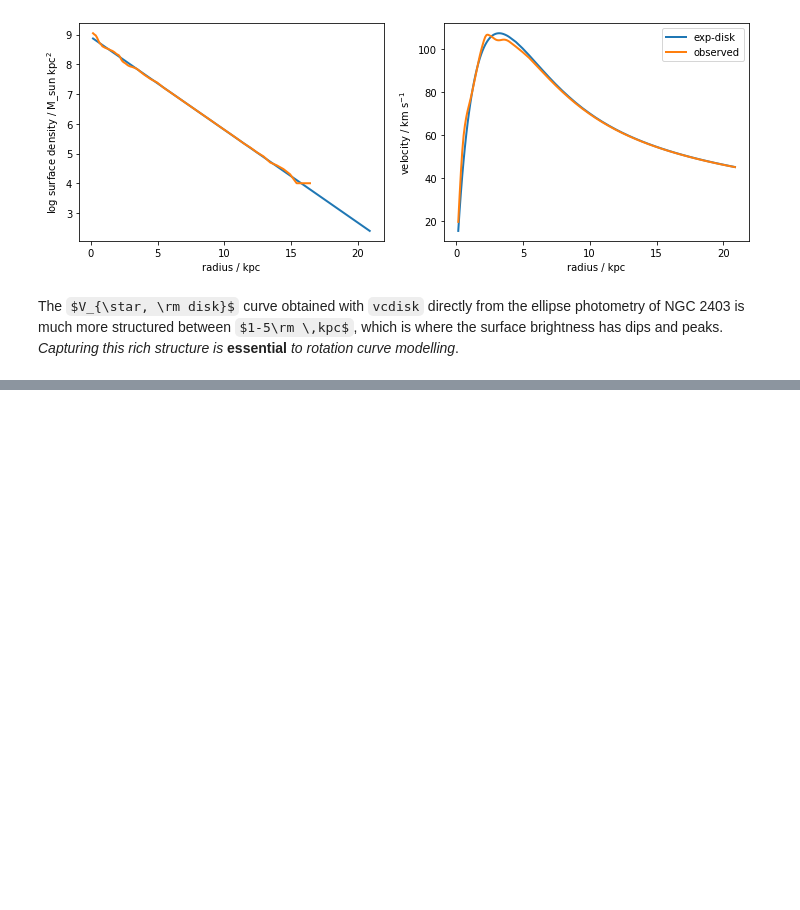
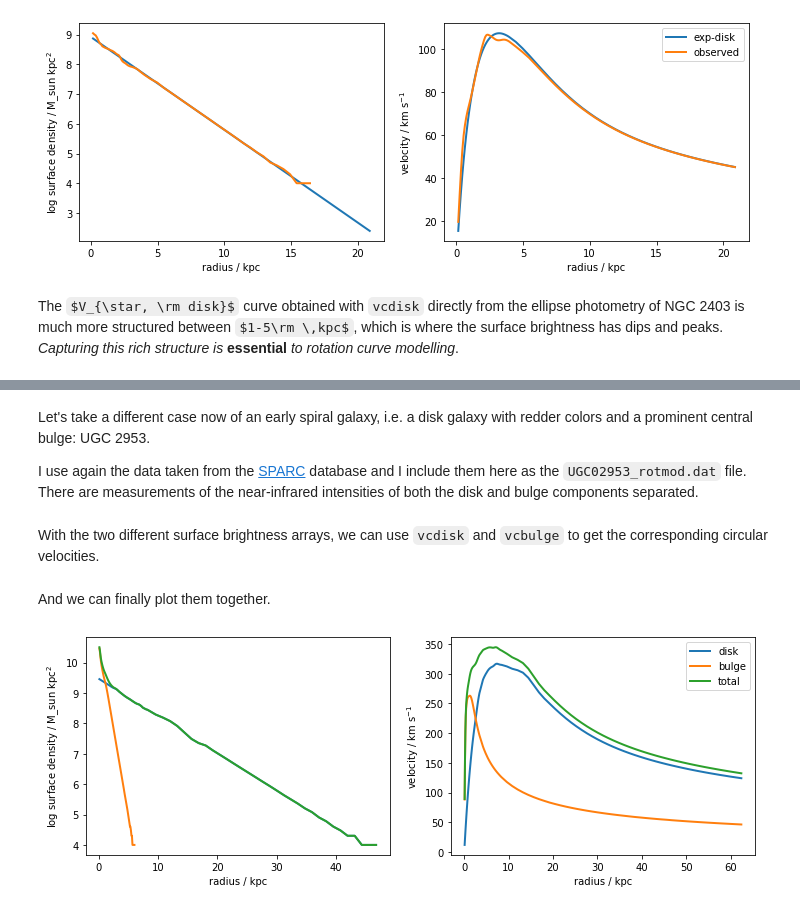
Before and after one commit to lposti/vcdisk, a Jupyter notebook: docs/source/notebooks/usage.ipynb, the cells around one changed output, grey strips where cells are left out. Saved outputs shown, nothing was run; the diff lists cells and outputs as text; code cells hidden in the pictures; some formulas as TeX source; blank space fills up the shorter version.

```diff
--- a/docs/source/notebooks/usage.ipynb
+++ b/docs/source/notebooks/usage.ipynb
@@ -223,0 +228,24 @@ The $V_{\star, \rm disk}$ curve obtained with `vcdisk` directly from the ellipse
+# %% [markdown]
+Let's take a different case now of an early spiral galaxy, i.e. a disk galaxy with redder colors and a prominent central bulge: UGC 2953.
+
+I use again the data taken from the [SPARC](http://astroweb.cwru.edu/SPARC/) database and I include them here as the `UGC02953_rotmod.dat` file. There are measurements of the near-infrared intensities of both the disk and bulge components separated.
+# %%
+rad, _, _, _, _, _, sbd_u2953, sbb_u2953 = np.genfromtxt('UGC02953_rotmod.dat', unpack=True)
+# convert SB to Msun / kpc^2
+sbd_u2953 *= 1e6
+sbb_u2953 *= 1e6
+# %% [markdown]
+With the two different surface brightness arrays, we can use `vcdisk` and `vcbulge` to get the corresponding circular velocities.
+# %%
+vd_u2953 = vcdisk.vcdisk(rad, sbd_u2953, z0=0.6)
+vb_u2953 = vcdisk.vcbulge(rad, sbb_u2953)
+# %% [markdown]
+And we can finally plot them together.
+# %%
+fig,ax = plt.subplots(figsize=(12,4), ncols=2)
+
+plot_sb_vdisk(ax, rad, sbd_u2953, vd_u2953, label='disk')
+plot_sb_vdisk(ax, rad, sbb_u2953, vb_u2953, label='bulge')
+plot_sb_vdisk(ax, rad, sbd_u2953+sbb_u2953, np.sqrt(vd_u2953**2+vb_u2953**2), label='total')
+# %% [output]
+[figure, added]
```
Also changed, not shown: parts of 3 cells of this notebook, 1 other file.
